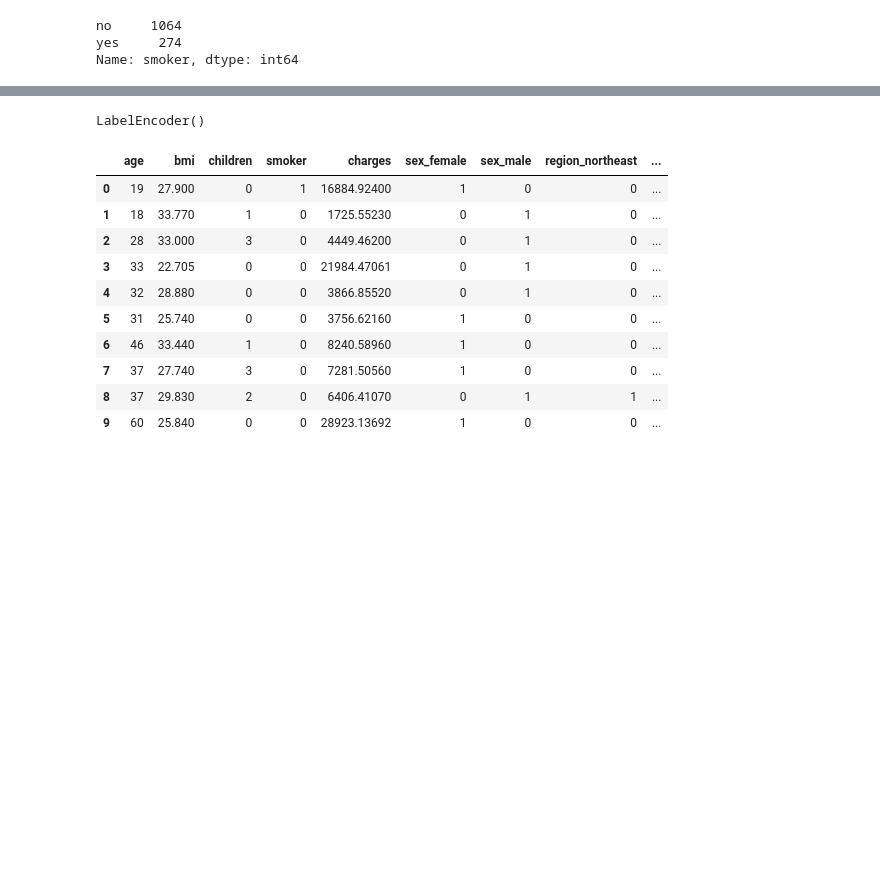
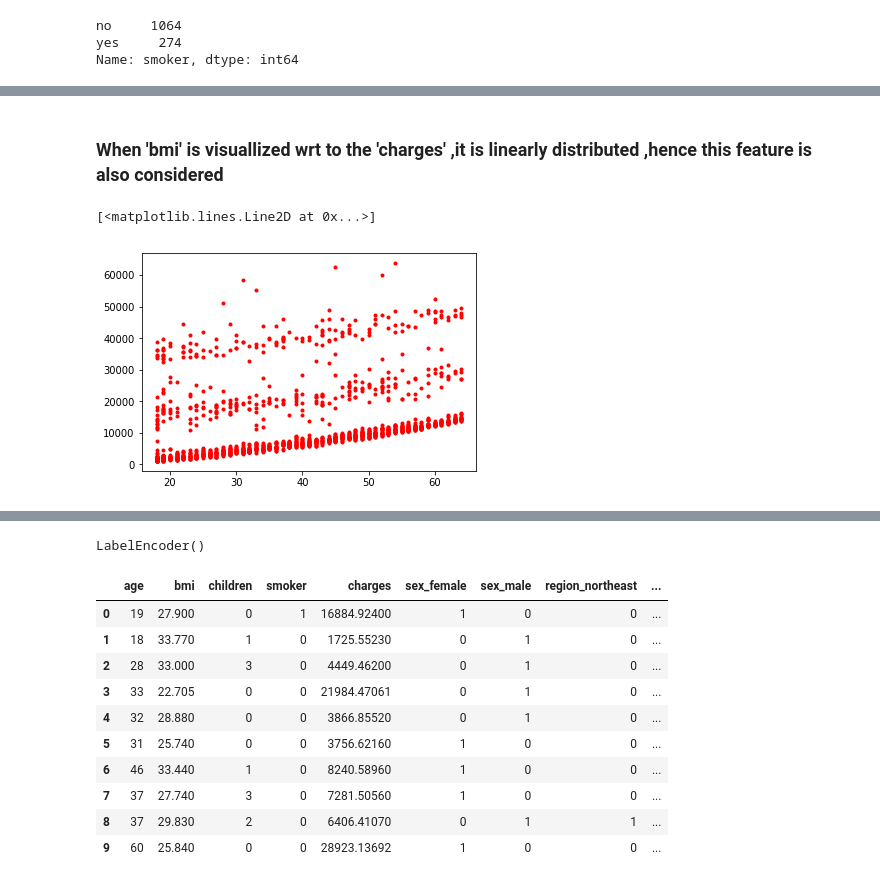
Before and after one commit to nishasridhar98/Insurance-Forecast, a Jupyter notebook: Linear Regression-Insurance Dataset.ipynb, the cells around one changed output, grey strips where cells are left out. Cells and saved outputs as stored; diff of their text form; code cells hidden in the pictures; blank space fills up the shorter version.

```diff
--- a/Linear Regression-Insurance Dataset.ipynb
+++ b/Linear Regression-Insurance Dataset.ipynb
@@ -38,0 +70,7 @@ Name: smoker, dtype: int64
+# %% [markdown]
+### When 'bmi' is visuallized wrt to the 'charges' ,it is linearly distributed ,hence this feature is also considered
+# %%
+plt.plot(data['age'],data['charges'],'r.')
+# %% [output]
+[<matplotlib.lines.Line2D at 0x...>]
+[figure, added]
```
Also changed, not shown: parts of 10 cells of this notebook.
